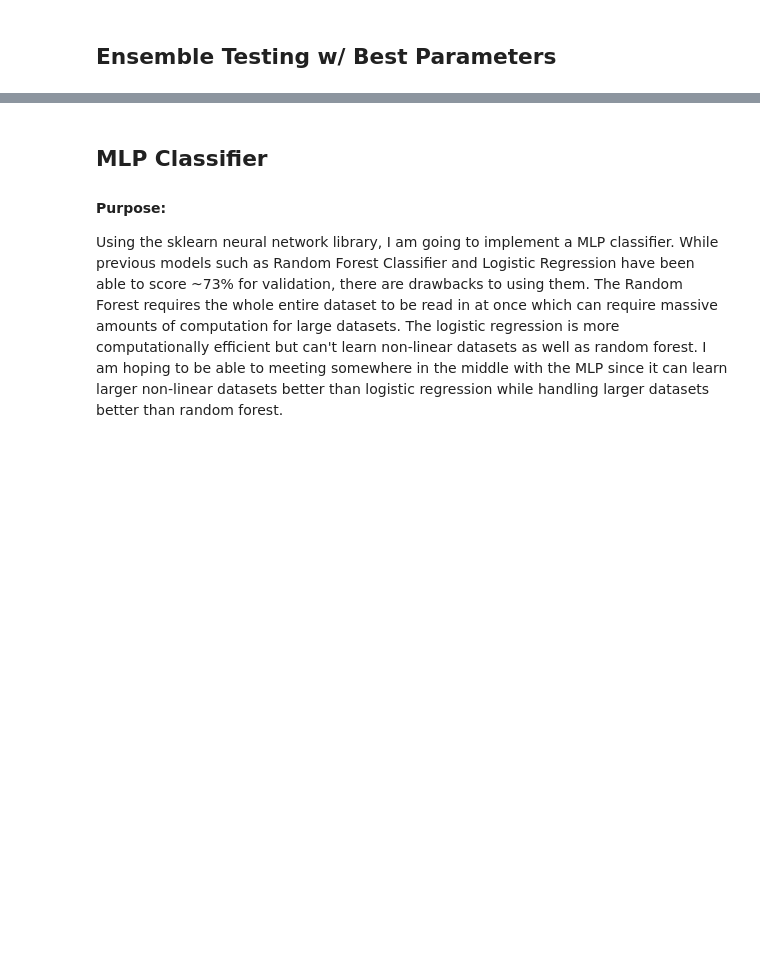
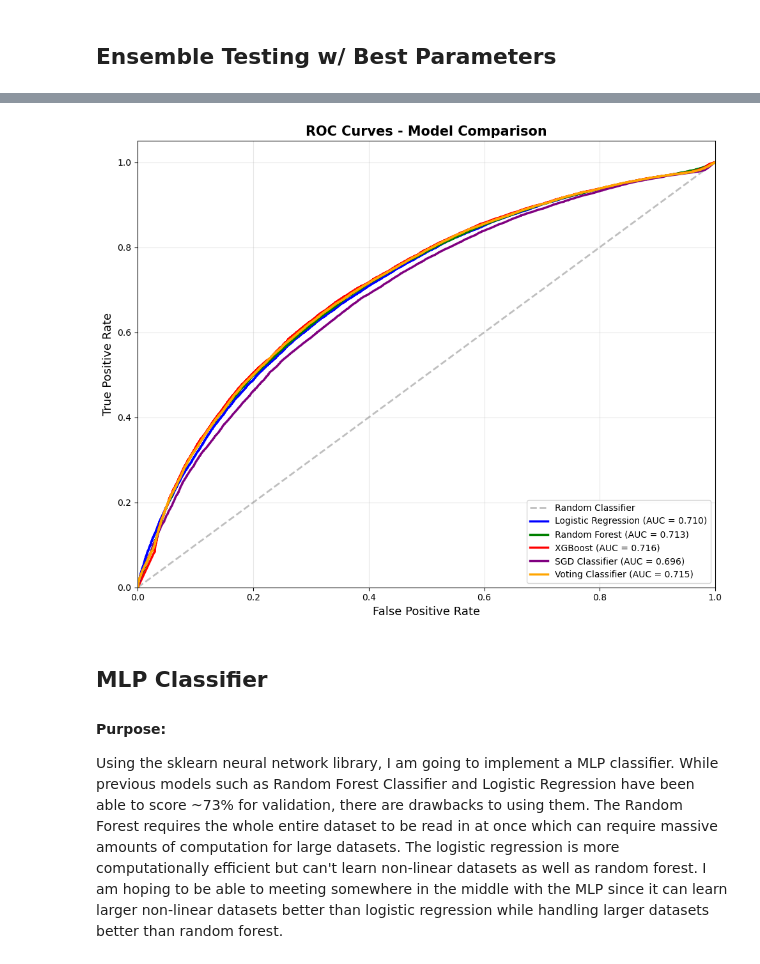
Before and after one commit to bbelandr/MachineLearningProject, a Jupyter notebook: pipeline-2.ipynb, the cells around one changed output, grey strips where cells are left out. Drawn from its saved outputs; the diff is of its cells as text; code cells hidden in the pictures; blank space fills up the shorter version.

```diff
--- a/pipeline-2.ipynb
+++ b/pipeline-2.ipynb
@@ -614,3 +654,44 @@ Voting Ensemble:          0.6839
+# %%
+from sklearn.metrics import roc_curve, roc_auc_score
+
+# Creating ROC curve graph w/ all models
+models = {
+    'Logistic Regression': best_log_model,
+    'Random Forest': best_rf_model,
+    'XGBoost': best_xgb_model,
+    'SGD Classifier': best_sgd_model,
+    'Voting Classifier': voting_clf
+}
+
+plt.figure(figsize=(10, 8))
+# base line for a Random Classifier
+plt.plot([0,1],[0,1], color='gray', lw=2, linestyle='--',
+         label='Random Classifier', alpha=0.5)
+
+colors = ['blue', 'green', 'red', 'purple', 'orange']
+
+for ((name, model), color) in zip(models.items(), colors):
+    if hasattr(model, 'predict_proba'):
+        y_pred_proba = model.predict_proba(X_val)[:,1]
+    else:
+        y_pred_proba = model.decision(X_val)
+
+    fpr, tpr, thresholds = roc_curve(y_val, y_pred_proba)
+    roc_acc = roc_auc_score(y_val, y_pred_proba)
+    plt.plot(fpr, tpr, lw=2.5, color=color,
+             label=f'{name} (AUC = {roc_acc:.3f})')
+
+plt.xlim([0.0, 1.0])
+plt.ylim([0.0, 1.05])
+plt.xlabel('False Positive Rate', fontsize=13)
+plt.ylabel('True Positive Rate', fontsize=13)
+plt.title('ROC Curves - Model Comparison', fontsize=15, fontweight='bold')
+plt.legend(loc='lower right', fontsize=10)
+plt.grid(True, alpha=0.3)
+plt.tight_layout()
+plt.show()
+# %% [output]
+[figure, added]
 # %% [markdown]
 ## MLP Classifier
 #### Purpose:
```
Also changed, not shown: parts of 12 cells of this notebook.
